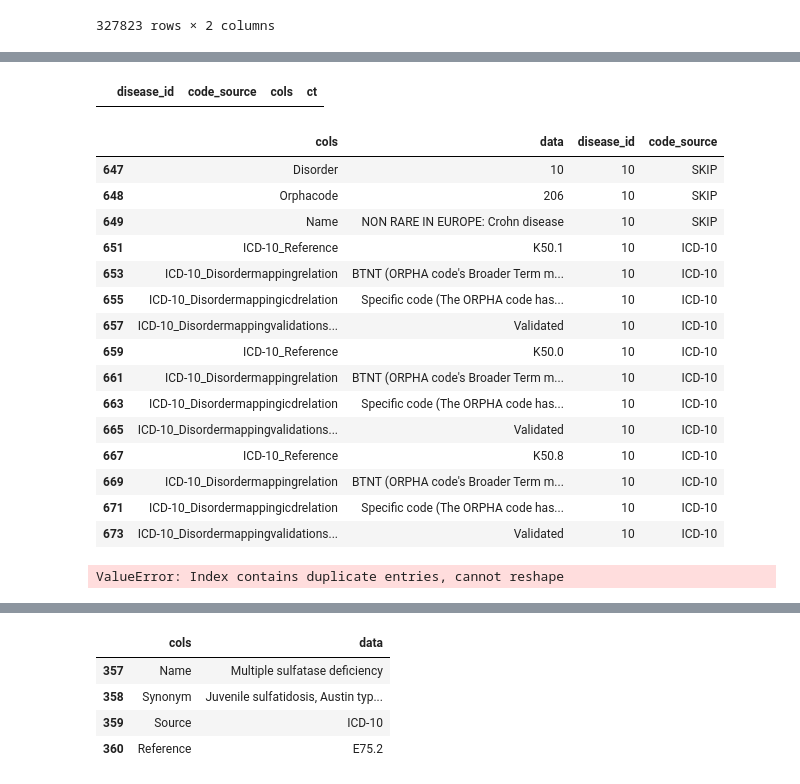
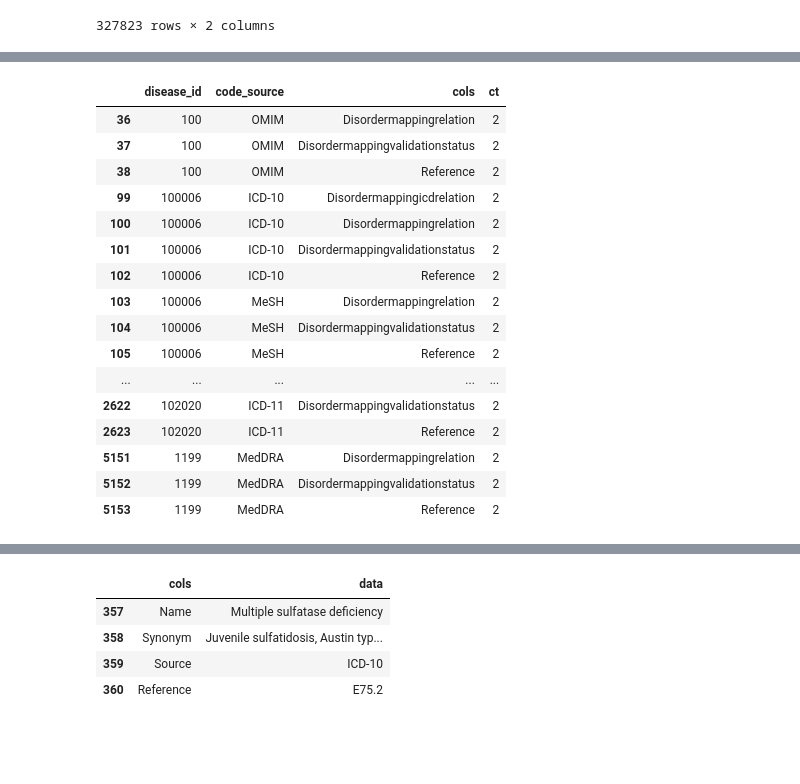
Before and after one commit to Ale9806/SIMPLLM, a Jupyter notebook: Debug/Developer - Rare disease analysis.ipynb, the cells around one changed output, grey strips where cells are left out. Drawn from its saved outputs; the diff is of its cells as text; code cells hidden in the pictures; blank space fills up the shorter version.

```diff
--- a/Debug/Developer - Rare disease analysis.ipynb
+++ b/Debug/Developer - Rare disease analysis.ipynb
@@ -158,35 +209,28 @@ test[:20]
 # %%
 # Check for duplicates
-check_dupe = test.groupby(by=['disease_id', 'code_source', 'cols']).agg(
+check_dupe = long_df_processed.groupby(by=['disease_id', 'code_source', 'cols']).agg(
     ct = ('data', 'count')
 ).reset_index()
 
 check_dupe = check_dupe[(check_dupe['ct']>1)]
 
-# check_dupe['cols'].drop_duplicates()
-check_dupe[check_dupe['code_source'].isin(['SKIP', None])]
+check_dupe.drop_duplicates(subset=['code_source', 'cols'])
+# check_dupe[check_dupe['code_source'].isin(['SKIP', None])]
 # %% [output]
 |  | disease_id | code_source | cols | ct |
+| 36 | 100 | OMIM | Disordermappingrelation | 2 |
+| 37 | 100 | OMIM | Disordermappingvalidationstatus | 2 |
+| 38 | 100 | OMIM | Reference | 2 |
+| 99 | 100006 | ICD-10 | Disordermappingicdrelation | 2 |
+| 100 | 100006 | ICD-10 | Disordermappingrelation | 2 |
+| 101 | 100006 | ICD-10 | Disordermappingvalidationstatus | 2 |
+| 102 | 100006 | ICD-10 | Reference | 2 |
+| 103 | 100006 | MeSH | Disordermappingrelation | 2 |
+| 104 | 100006 | MeSH | Disordermappingvalidationstatus | 2 |
+| 105 | 100006 | MeSH | Reference | 2 |
+| ... | ... | ... | ... | ... |
+| 2622 | 102020 | ICD-11 | Disordermappingvalidationstatus | 2 |
+| 2623 | 102020 | ICD-11 | Reference | 2 |
+| 5151 | 1199 | MedDRA | Disordermappingrelation | 2 |
+| 5152 | 1199 | MedDRA | Disordermappingvalidationstatus | 2 |
+| 5153 | 1199 | MedDRA | Reference | 2 |
-# %%
-test[test['disease_id']=='10']
-# %% [output]
-|  | cols | data | disease_id | code_source |
-| 647 | Disorder | 10 | 10 | SKIP |
-| 648 | Orphacode | 206 | 10 | SKIP |
-| 649 | Name | NON RARE IN EUROPE: Crohn disease | 10 | SKIP |
-| 651 | ICD-10_Reference | K50.1 | 10 | ICD-10 |
-| 653 | ICD-10_Disordermappingrelation | BTNT (ORPHA code's Broader Term m... | 10 | ICD-10 |
-| 655 | ICD-10_Disordermappingicdrelation | Specific code (The ORPHA code has... | 10 | ICD-10 |
-| 657 | ICD-10_Disordermappingvalidations... | Validated | 10 | ICD-10 |
-| 659 | ICD-10_Reference | K50.0 | 10 | ICD-10 |
-| 661 | ICD-10_Disordermappingrelation | BTNT (ORPHA code's Broader Term m... | 10 | ICD-10 |
-| 663 | ICD-10_Disordermappingicdrelation | Specific code (The ORPHA code has... | 10 | ICD-10 |
-| 665 | ICD-10_Disordermappingvalidations... | Validated | 10 | ICD-10 |
-| 667 | ICD-10_Reference | K50.8 | 10 | ICD-10 |
-| 669 | ICD-10_Disordermappingrelation | BTNT (ORPHA code's Broader Term m... | 10 | ICD-10 |
-| 671 | ICD-10_Disordermappingicdrelation | Specific code (The ORPHA code has... | 10 | ICD-10 |
-| 673 | ICD-10_Disordermappingvalidations... | Validated | 10 | ICD-10 |
-# %%
-test2 = pd.pivot(test,  index='disease_id', columns='cols', values='data')
-# %% [output]
-ValueError: Index contains duplicate entries, cannot reshape
```
Also changed, not shown: parts of 14 cells of this notebook, 1 other file.
